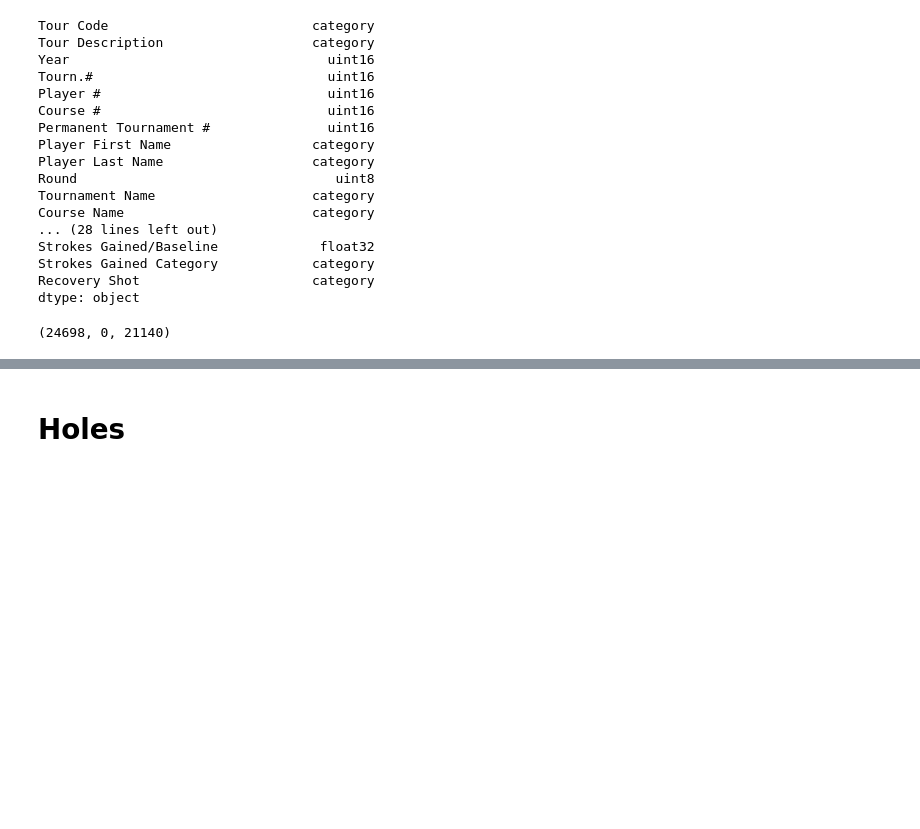
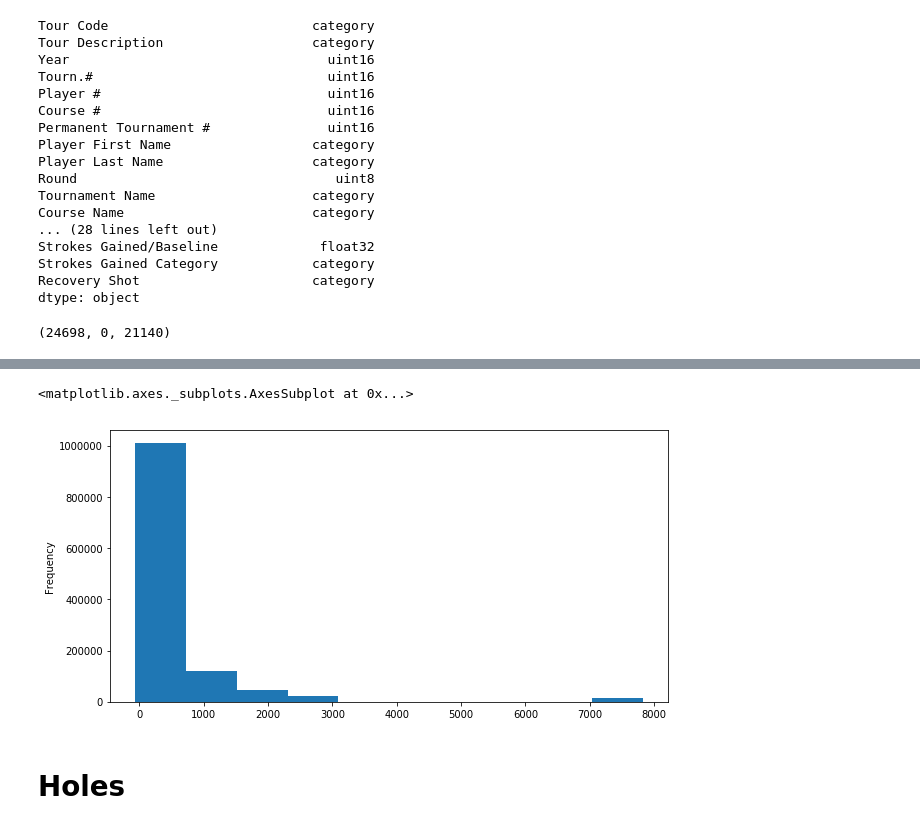
Before and after one commit to awfuldynne/golf_course_project, a Jupyter notebook: personal/andrewe/Data Dump Scratch.ipynb, the cells around one changed output, grey strips where cells are left out. Saved outputs shown, nothing was run; the diff lists cells and outputs as text; code cells hidden in the pictures; blank space fills up the shorter version.

```diff
--- a/personal/andrewe/Data Dump Scratch.ipynb
+++ b/personal/andrewe/Data Dump Scratch.ipynb
@@ -414,3 +229,8 @@ ValueError: Unable to parse string " 10,734.3430" at position 0
+# %%
+shots['Z Coordinate'].plot.hist()
+# %% [output]
+<matplotlib.axes._subplots.AxesSubplot at 0x...>
+[figure, added]
 # %% [markdown]
 # Holes
 # %%
```
Also changed, not shown: parts of 19 cells of this notebook.
